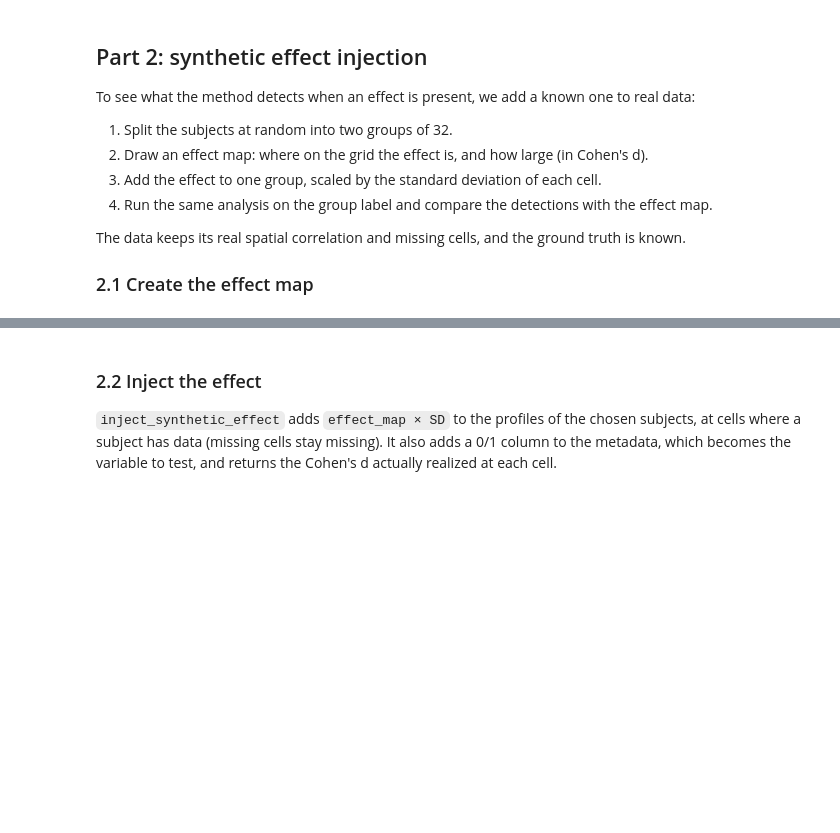
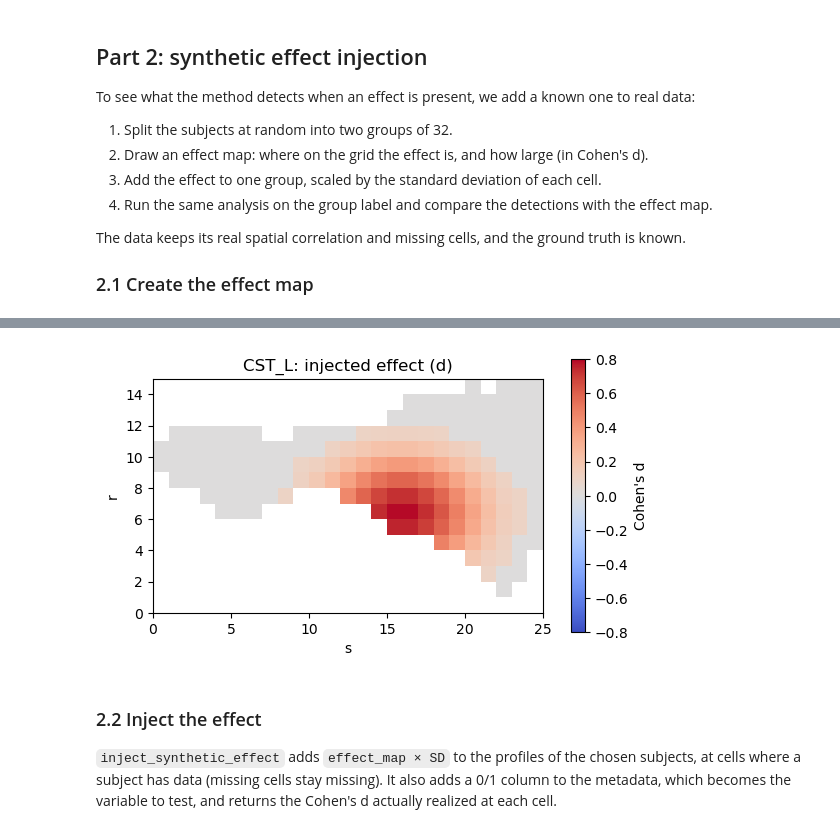
Before and after one commit to wendyfyx/SPECTRA, a Jupyter notebook: tutorials/spectra_tutorial_stats.ipynb, the cells around one changed output, grey strips where cells are left out. Saved outputs shown, nothing was run; the diff lists cells and outputs as text; code cells hidden in the pictures; blank space fills up the shorter version.

```diff
--- a/tutorials/spectra_tutorial_stats.ipynb
+++ b/tutorials/spectra_tutorial_stats.ipynb
@@ -205,3 +205,15 @@ for bundle in bundles:
+# %%
+# Effect map of the affected bundle on its (s, r) grid; cells outside the bundle mask are left blank
+_, _, mask = loader.get_grid_info(AFFECTED)
+
+fig, ax = plt.subplots(figsize=(5.5, 3.5), constrained_layout=True)
+plot_stats_map(np.where(mask, effect_maps[AFFECTED], np.nan), ax=ax,
+               cmap='coolwarm', vmin=-0.8, vmax=0.8, vcenter=0,
+               title=f'{AFFECTED}: injected effect (d)')
+fig.colorbar(ax.collections[0], ax=ax, label="Cohen's d", shrink=0.8)
+plt.show()
+# %% [output]
+[figure, added]
 # %% [markdown]
 ### 2.2 Inject the effect
 
```
Also changed, not shown: parts of 6 cells of this notebook, 1 other file.
